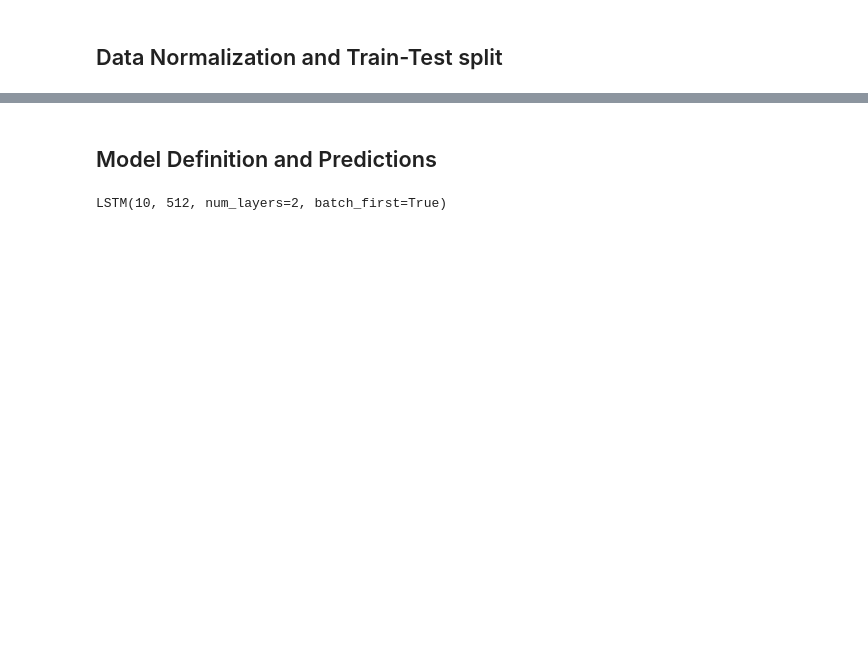
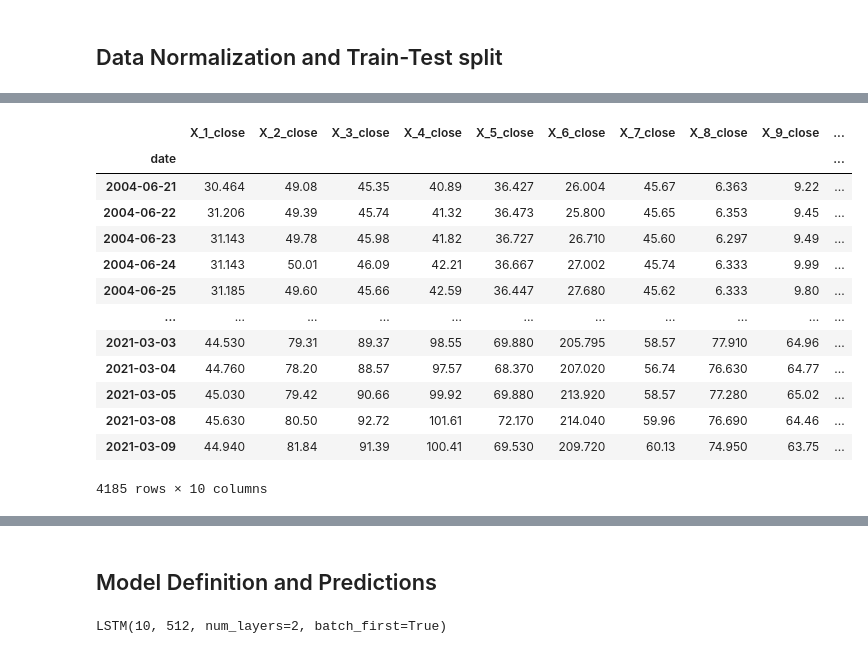
Before and after one commit to psharma1544/JupyterNotebooks, a Jupyter notebook: LLMs/PredictiveModeling_Pytorch.ipynb, the cells around one changed output, grey strips where cells are left out. Drawn from its saved outputs; the diff is of its cells as text; code cells hidden in the pictures; blank space fills up the shorter version.

```diff
--- a/LLMs/PredictiveModeling_Pytorch.ipynb
+++ b/LLMs/PredictiveModeling_Pytorch.ipynb
@@ -286 +283,18 @@ for column_name in X_test.select_dtypes(include=['int64', 'float64']).columns:
+# %%
+X_train
+# %% [output]
+|  | X_1_close | X_2_close | X_3_close | X_4_close | X_5_close | X_6_close | X_7_close | X_8_close | X_9_close | ... |
+| date |  |  |  |  |  |  |  |  |  | ... |
+| 2004-06-21 | 30.464 | 49.08 | 45.35 | 40.89 | 36.427 | 26.004 | 45.67 | 6.363 | 9.22 | ... |
+| 2004-06-22 | 31.206 | 49.39 | 45.74 | 41.32 | 36.473 | 25.800 | 45.65 | 6.353 | 9.45 | ... |
+| 2004-06-23 | 31.143 | 49.78 | 45.98 | 41.82 | 36.727 | 26.710 | 45.60 | 6.297 | 9.49 | ... |
+| 2004-06-24 | 31.143 | 50.01 | 46.09 | 42.21 | 36.667 | 27.002 | 45.74 | 6.333 | 9.99 | ... |
+| 2004-06-25 | 31.185 | 49.60 | 45.66 | 42.59 | 36.447 | 27.680 | 45.62 | 6.333 | 9.80 | ... |
+| ... | ... | ... | ... | ... | ... | ... | ... | ... | ... | ... |
+| 2021-03-03 | 44.530 | 79.31 | 89.37 | 98.55 | 69.880 | 205.795 | 58.57 | 77.910 | 64.96 | ... |
+| 2021-03-04 | 44.760 | 78.20 | 88.57 | 97.57 | 68.370 | 207.020 | 56.74 | 76.630 | 64.77 | ... |
+| 2021-03-05 | 45.030 | 79.42 | 90.66 | 99.92 | 69.880 | 213.920 | 58.57 | 77.280 | 65.02 | ... |
+| 2021-03-08 | 45.630 | 80.50 | 92.72 | 101.61 | 72.170 | 214.040 | 59.96 | 76.690 | 64.46 | ... |
+| 2021-03-09 | 44.940 | 81.84 | 91.39 | 100.41 | 69.530 | 209.720 | 60.13 | 74.950 | 63.75 | ... |
+4185 rows × 10 columns
 # %%
```
Also changed, not shown: parts of 16 cells of this notebook.
